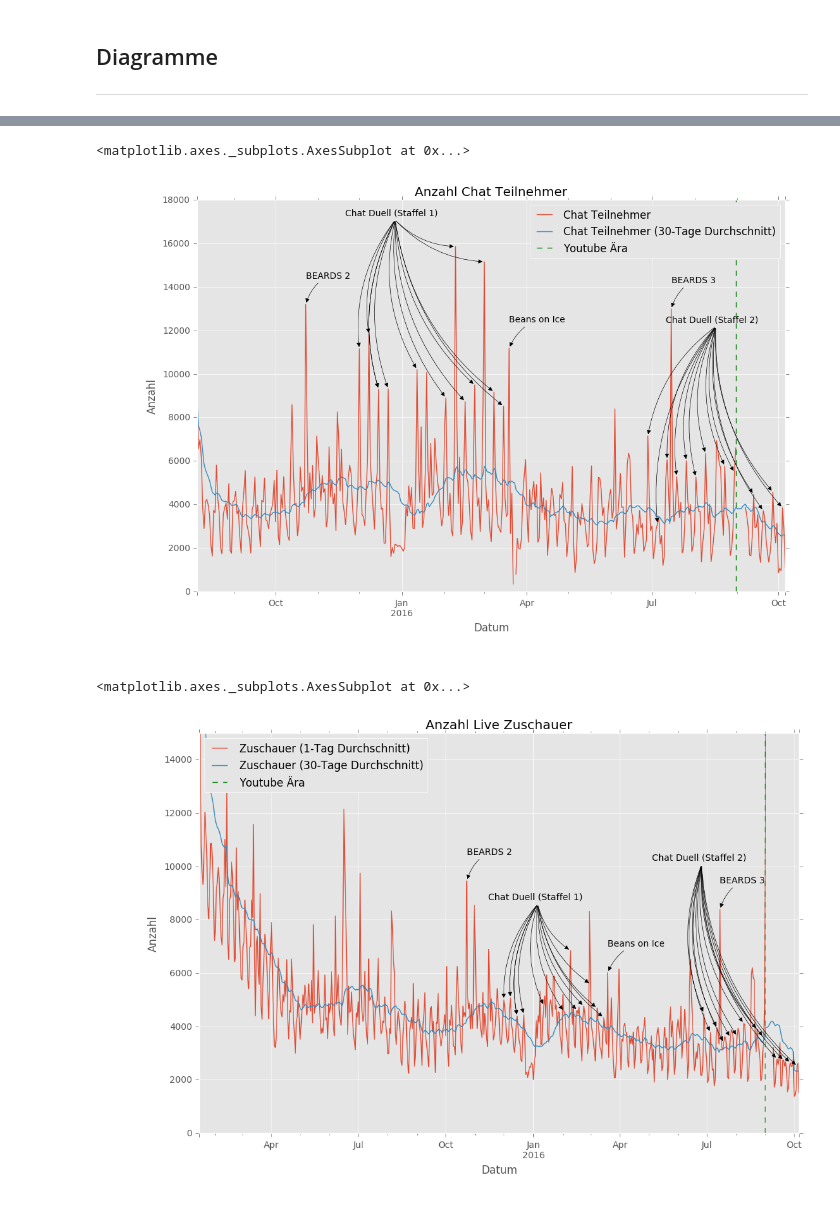
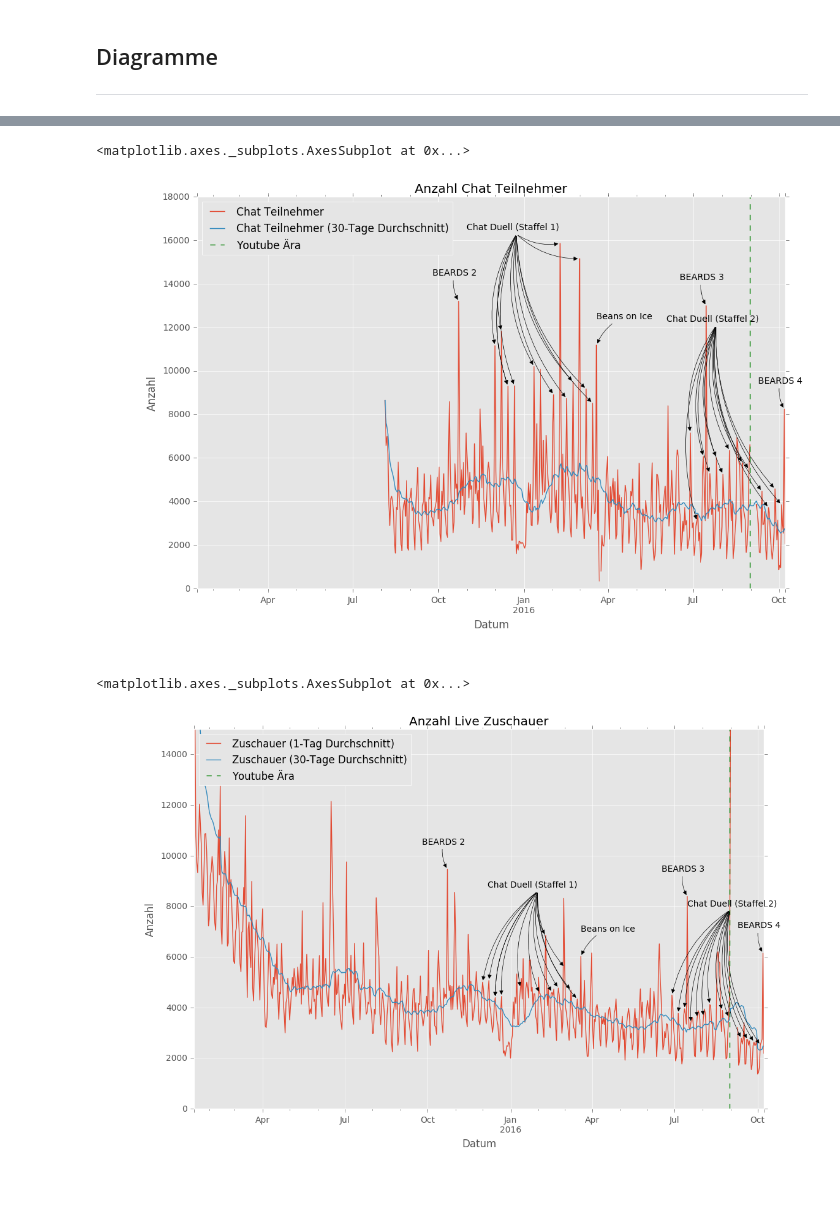
Before and after one commit to rbtvstats/rbtvstats, a Jupyter notebook: notebooks/chat.ipynb, the cells around one changed output, grey strips where cells are left out. Drawn from its saved outputs; the diff is of its cells as text; code cells hidden in the pictures.

```diff
--- a/notebooks/chat.ipynb
+++ b/notebooks/chat.ipynb
@@ -195,3 +89,14 @@ liveMean
 # %% [markdown]
 ## Diagramme
 ___
+# %%
+#join chat data
+joinedChatData = liveMean.join(chatMessages).join(chatParticipants)
+
+#participants/viewers ratio
+joinedChatData['ratio'] = joinedChatData['participants'] / joinedChatData['viewers']
+
+#30-day mean
+joinedChatData['ratio_30d_mean'] = joinedChatData['ratio'].rolling(window=30, min_periods=1).mean()
+
+joinedChatData
@@ -260,11 +192,11 @@ plt.ylim(ymin=0)
 # %%
-plot = chatParticipants.plot(kind='line', figsize=(12, 8), title='Anzahl Chat Teilnehmer')
+plot = joinedChatData[['participants', 'participants_30d_mean']].plot(kind='line', figsize=(12, 8), title='Anzahl Chat Teilnehmer')
 plot.set_xlabel('Datum')
 plot.set_ylabel('Anzahl')
 
 plot.axvline(datetime.datetime(2016, 8, 31, 23, 59, 59), color='g', linestyle='--', label='Youtube Ära')
 
-legend = plot.legend(loc=1)
+legend = plot.legend(loc=0)
 legend.get_texts()[0].set_text('Chat Teilnehmer')
 legend.get_texts()[1].set_text('Chat Teilnehmer (30-Tage Durchschnitt)')
 
@@ -277,18 +209,18 @@ arrowStyle = dict(arrowstyle="-|>",
                   color = 'black')
 
 #annotate chat duell (season 1)
-plot.annotate('Chat Duell (Staffel 1)', xy=(0.35, 0.92), xycoords='figure fraction')
+plot.annotate('Chat Duell (Staffel 1)', xy=(0.52, 0.89), xycoords='figure fraction')
 for date in chatDuellDates1:
-    datapoint = chatParticipants.loc[date]
+    datapoint = joinedChatData.loc[date]
     plot.annotate('',
                   xy=(date, datapoint['participants']), xycoords='data',
-                  xytext=(0.42, 0.91), textcoords='figure fraction',
+                  xytext=(0.59, 0.88), textcoords='figure fraction',
                   arrowprops=arrowStyle)
 
 #annotate chat duell (season 2)
 plot.annotate('Chat Duell (Staffel 2)', xy=(0.80, 0.70), xycoords='figure fraction')
 for date in chatDuellDates2:
-    datapoint = chatParticipants.loc[date]
+    datapoint = joinedChatData.loc[date]
     plot.annotate('',
                   xy=(date, datapoint['participants']), xycoords='data',
                   xytext=(0.87, 0.69), textcoords='figure fraction',
@@ -296,7 +228,7 @@ for date in chatDuellDates2:
 
 #annotate beans on rice
 date = '2016-03-19'
-datapoint = chatParticipants.loc[date]
+datapoint = joinedChatData.loc[date]
 plot.annotate('Beans on Ice',
               xy=(date, datapoint['participants']), xycoords='data',
               xytext=(0, 30), textcoords='offset points',
@@ -304,25 +236,32 @@ plot.annotate('Beans on Ice',
 
 #annotate beards
 date = '2015-10-23'
-datapoint = chatParticipants.loc[date]
+datapoint = joinedChatData.loc[date]
 plot.annotate('BEARDS 2',
               xy=(date, datapoint['participants']), xycoords='data',
-              xytext=(0, 30), textcoords='offset points',
+              xytext=(-30, 30), textcoords='offset points',
               arrowprops=arrowStyle)
 
 date = '2016-07-15'
-datapoint = chatParticipants.loc[date]
+datapoint = joinedChatData.loc[date]
 plot.annotate('BEARDS 3',
               xy=(date, datapoint['participants']), xycoords='data',
-              xytext=(0, 30), textcoords='offset points',
+              xytext=(-30, 30), textcoords='offset points',
+              arrowprops=arrowStyle)
+
+date = '2016-10-07'
+datapoint = joinedChatData.loc[date]
+plot.annotate('BEARDS 4',
+              xy=(date, datapoint['participants']), xycoords='data',
+              xytext=(-30, 30), textcoords='offset points',
               arrowprops=arrowStyle)
 
 plot
 # %% [output]
 <matplotlib.axes._subplots.AxesSubplot at 0x...>
-[figure, old version]
+[figure, new version]
 # %%
-plot = liveMean.plot(figsize=(12, 8), title='Anzahl Live Zuschauer')
+plot = joinedChatData[['viewers', 'viewers_30d_mean']].plot(figsize=(12, 8), title='Anzahl Live Zuschauer')
 plot.set_xlabel('Datum')
 plot.set_ylabel('Anzahl')
 
@@ -343,45 +282,52 @@ arrowStyle = dict(arrowstyle="-|>",
 #annotate chat duell (season 1)
 plot.annotate('Chat Duell (Staffel 1)', xy=(0.55, 0.62), xycoords='figure fraction')
 for date in chatDuellDates1:
-    datapoint = liveMean.loc[date]
+    datapoint = joinedChatData.loc[date]
     plot.annotate('',
                   xy=(date, datapoint['viewers']), xycoords='data',
                   xytext=(0.62, 0.61), textcoords='figure fraction',
                   arrowprops=arrowStyle)
 
 #annotate chat duell (season 2)
-plot.annotate('Chat Duell (Staffel 2)', xy=(0.78, 0.70), xycoords='figure fraction')
+plot.annotate('Chat Duell (Staffel 2)', xy=(0.83, 0.58), xycoords='figure fraction')
 for date in chatDuellDates2:
-    datapoint = liveMean.loc[date]
+    datapoint = joinedChatData.loc[date]
     plot.annotate('',
                   xy=(date, datapoint['viewers']), xycoords='data',
-                  xytext=(0.85, 0.69), textcoords='figure fraction',
+                  xytext=(0.89, 0.57), textcoords='figure fraction',
                   arrowprops=arrowStyle)
 
 #annotate beans on rice
 date = '2016-03-19'
-datapoint = liveMean.loc[date]
+datapoint = joinedChatData.loc[date]
 plot.annotate('Beans on Ice',
               xy=(date, datapoint['viewers']), xycoords='data',
               xytext=(0, 30), textcoords='offset points',
               arrowprops=arrowStyle)
 
 #annotate beards
 date = '2015-10-23'
-datapoint = liveMean.loc[date]
+datapoint = joinedChatData.loc[date]
 plot.annotate('BEARDS 2',
               xy=(date, datapoint['viewers']), xycoords='data',
-              xytext=(0, 30), textcoords='offset points',
+              xytext=(-30, 30), textcoords='offset points',
               arrowprops=arrowStyle)
 
 date = '2016-07-15'
-datapoint = liveMean.loc[date]
+datapoint = joinedChatData.loc[date]
 plot.annotate('BEARDS 3',
               xy=(date, datapoint['viewers']), xycoords='data',
-              xytext=(0, 30), textcoords='offset points',
+              xytext=(-30, 30), textcoords='offset points',
+              arrowprops=arrowStyle)
+
+date = '2016-10-07'
+datapoint = joinedChatData.loc[date]
+plot.annotate('BEARDS 4',
+              xy=(date, datapoint['viewers']), xycoords='data',
+              xytext=(-30, 30), textcoords='offset points',
               arrowprops=arrowStyle)
 
 plot
 # %% [output]
 <matplotlib.axes._subplots.AxesSubplot at 0x...>
-[figure, old version]
+[figure, new version]
```
Also changed, not shown: parts of 11 cells of this notebook, 6 other files.
